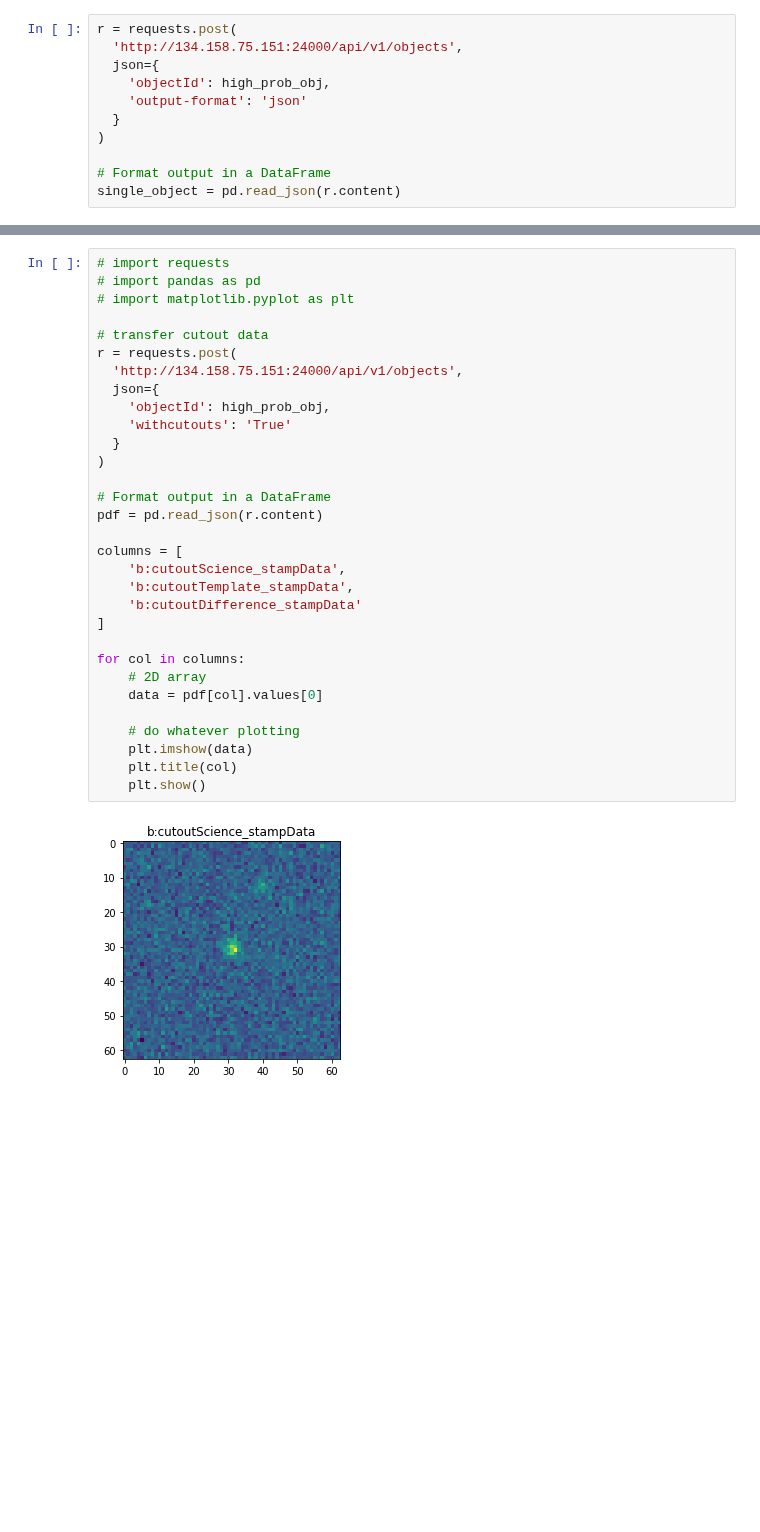
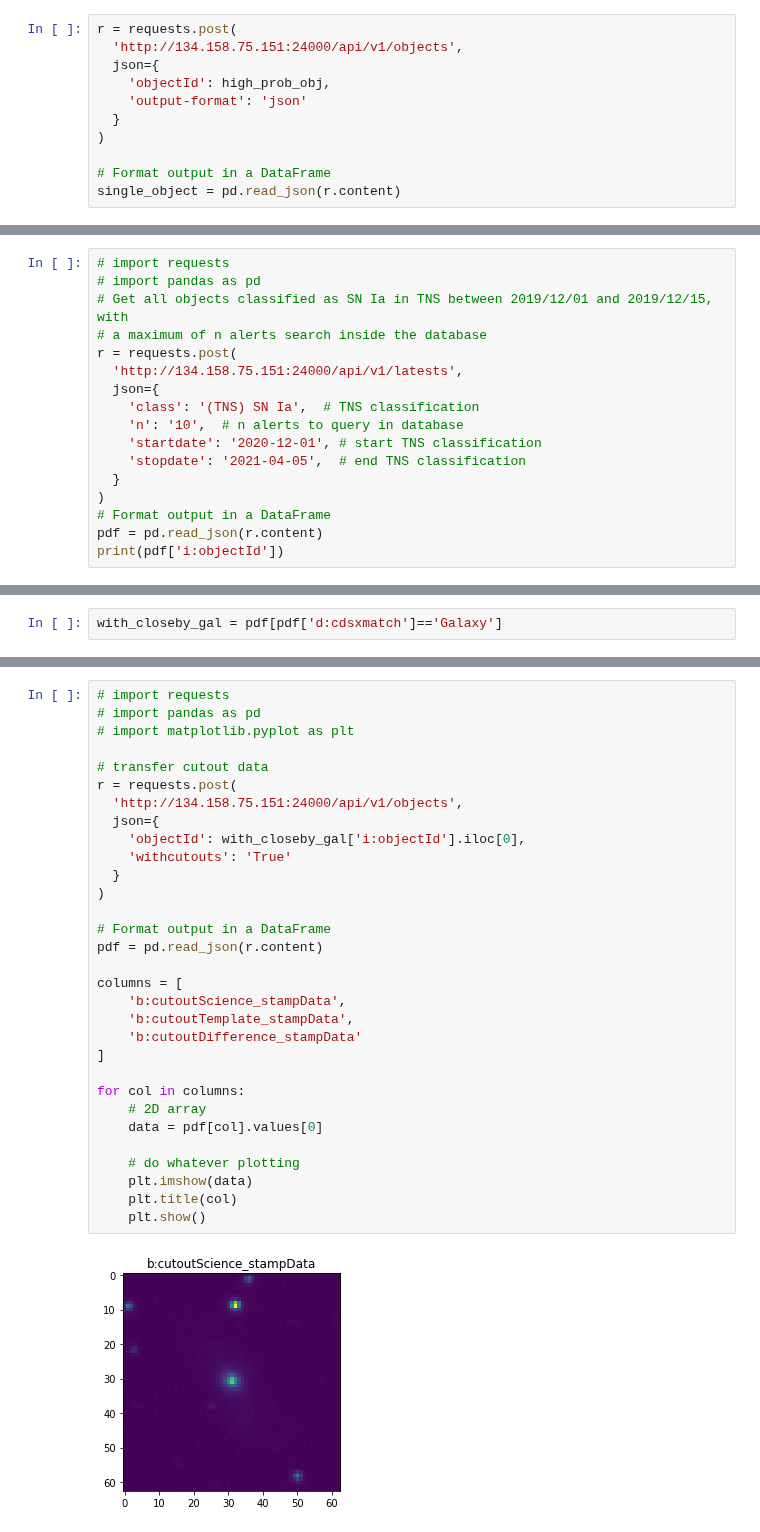
Before and after one commit to astrolabsoftware/fink-tutorials, a Jupyter notebook: extragalactic/extragalactic.ipynb, the cells around one changed output, grey strips where cells are left out. Cells and saved outputs as stored; diff of their text form; blank space fills up the shorter version.

```diff
--- a/extragalactic/extragalactic.ipynb
+++ b/extragalactic/extragalactic.ipynb
@@ -196,0 +198,17 @@ plt.legend()
+# %%
+# import requests
+# import pandas as pd
+# Get all objects classified as SN Ia in TNS between 2019/12/01 and 2019/12/15, with
+# a maximum of n alerts search inside the database
+r = requests.post(
+  'http://134.158.75.151:24000/api/v1/latests',
+  json={
+    'class': '(TNS) SN Ia',  # TNS classification
+    'n': '10',  # n alerts to query in database
+    'startdate': '2020-12-01', # start TNS classification
+    'stopdate': '2021-04-05',  # end TNS classification
+  }
+)
+# Format output in a DataFrame
+pdf = pd.read_json(r.content)
+print(pdf['i:objectId'])
@@ -196,0 +276,2 @@ plt.legend()
+# %%
+with_closeby_gal = pdf[pdf['d:cdsxmatch']=='Galaxy']
@@ -198,32 +289,32 @@ plt.legend()
 # import requests
 # import pandas as pd
 # import matplotlib.pyplot as plt
 
 # transfer cutout data
 r = requests.post(
   'http://134.158.75.151:24000/api/v1/objects',
   json={
-    'objectId': high_prob_obj,
+    'objectId': with_closeby_gal['i:objectId'].iloc[0],
     'withcutouts': 'True'
   }
 )
 
 # Format output in a DataFrame
 pdf = pd.read_json(r.content)
 
 columns = [
     'b:cutoutScience_stampData',
     'b:cutoutTemplate_stampData',
     'b:cutoutDifference_stampData'
 ]
 
 for col in columns:
     # 2D array
     data = pdf[col].values[0]
 
     # do whatever plotting
     plt.imshow(data)
     plt.title(col)
     plt.show()
 # %% [output]
-[figure, old version]
+[figure, new version]
```
Also changed, not shown: parts of 45 cells of this notebook.
